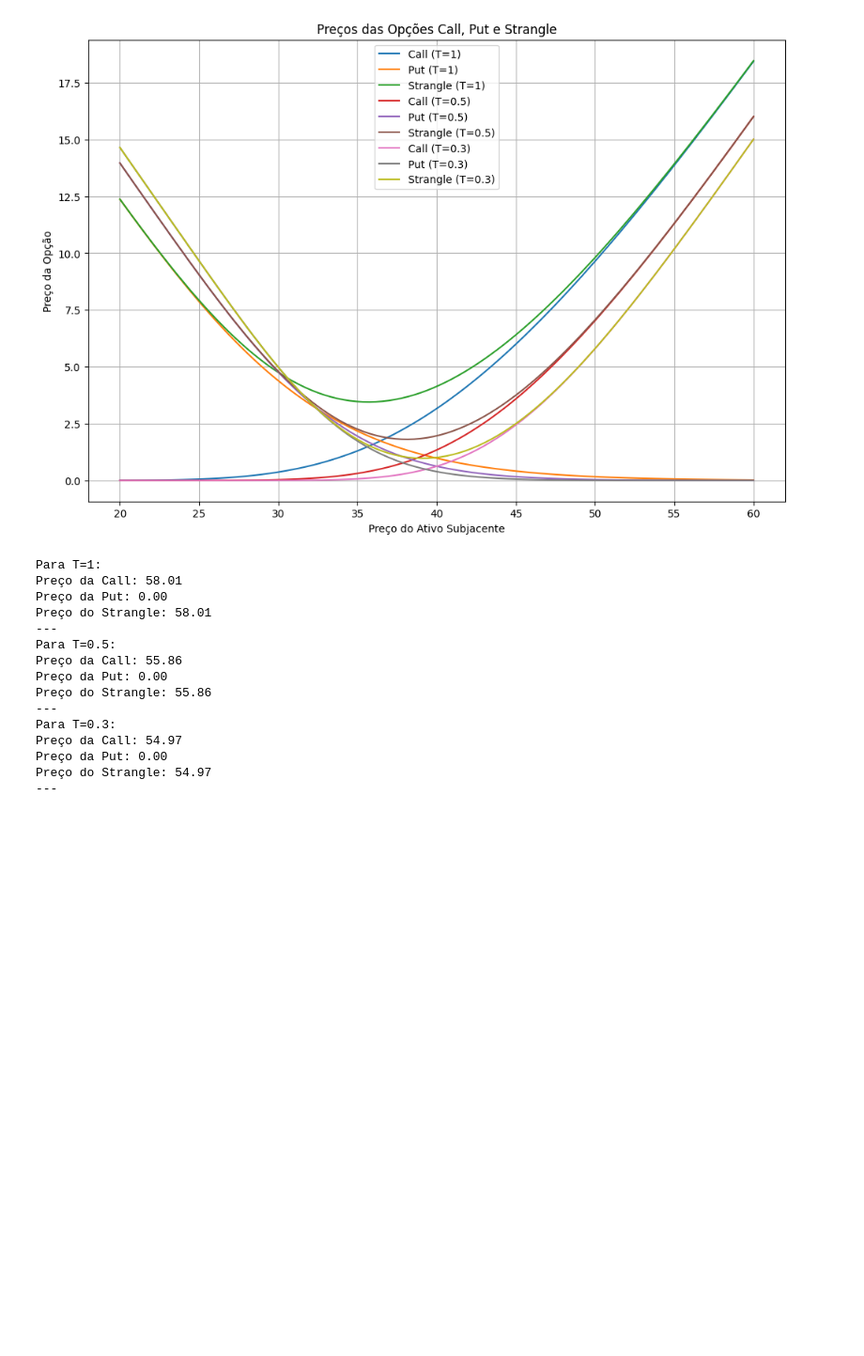
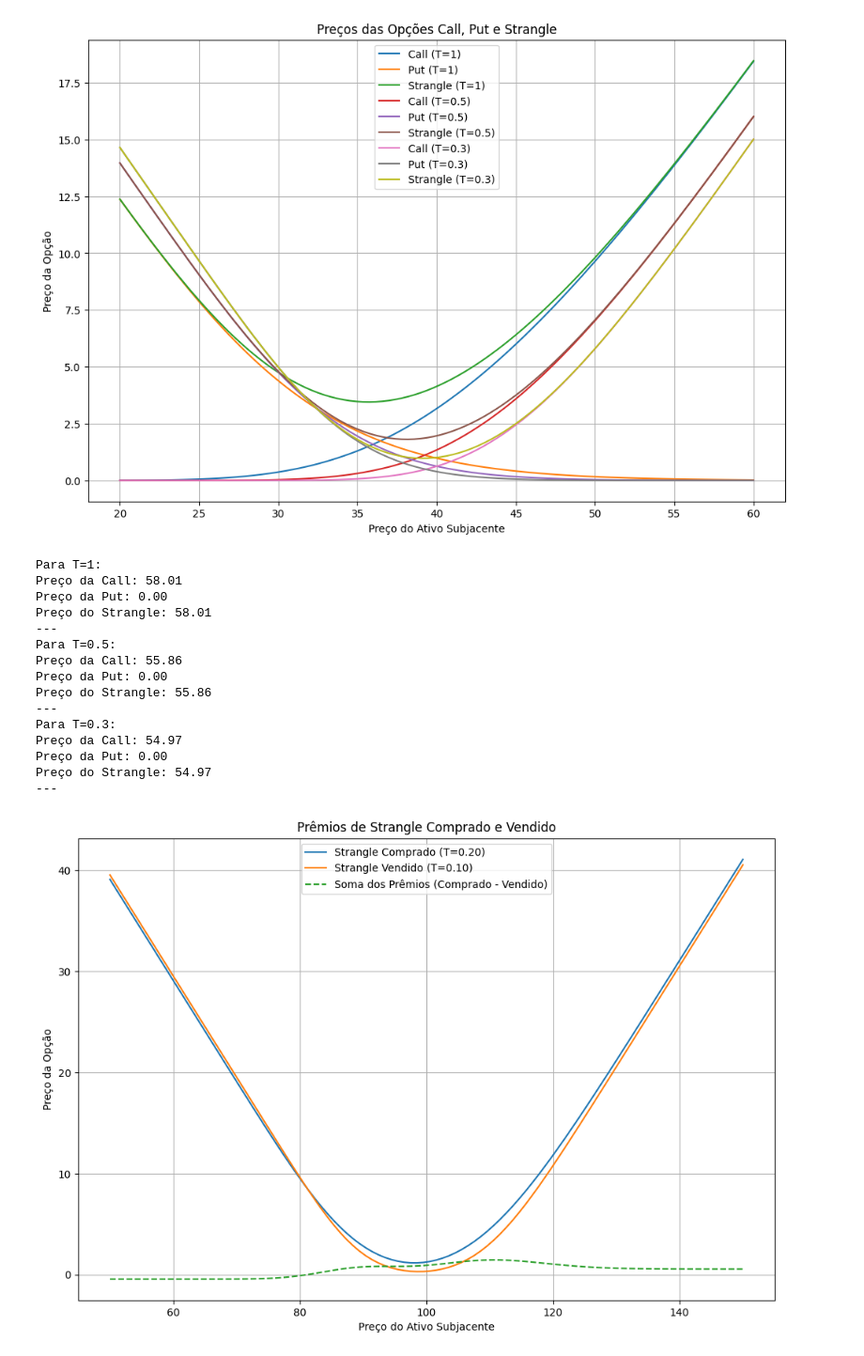
Before and after one commit to Felipe-Pinto/python_para_investimentos, a Jupyter notebook: Estudo Strangle.ipynb, the cells around one changed output. Shown at 94% size. Saved outputs shown, nothing was run; the diff lists cells and outputs as text; code cells hidden in the pictures; blank space fills up the shorter version.

```diff
--- a/Estudo Strangle.ipynb
+++ b/Estudo Strangle.ipynb
@@ -424,3 +424,57 @@ Preço da Call: 54.97
 Preço da Put: 0.00
 Preço do Strangle: 54.97
 ---
+# %%
+import numpy as np
+import matplotlib.pyplot as plt
+from scipy.stats import norm
+
+# Funções Black-Scholes para calcular o preço de opções call e put
+def black_scholes_call(S, K, T, r, sigma):
+    d1 = (np.log(S / K) + (r + 0.5 * sigma**2) * T) / (sigma * np.sqrt(T))
+    d2 = d1 - sigma * np.sqrt(T)
+    call_price = S * norm.cdf(d1) - K * np.exp(-r * T) * norm.cdf(d2)
+    return call_price
+
+def black_scholes_put(S, K, T, r, sigma):
+    d1 = (np.log(S / K) + (r + 0.5 * sigma**2) * T) / (sigma * np.sqrt(T))
+    d2 = d1 - sigma * np.sqrt(T)
+    put_price = K * np.exp(-r * T) * norm.cdf(-d2) - S * norm.cdf(-d1)
+    return put_price
+
+# Parâmetros
+S = np.linspace(50, 150, 100)  # Preços do ativo subjacente
+K_call = 110  # Preço de exercício para a call
+K_put = 90  # Preço de exercício para a put
+r = 0.05  # Taxa de juros livre de risco
+sigma = 0.2  # Volatilidade
+T_bought = 0.20  # Tempo até o vencimento do strangle comprado
+T_sold = 0.10  # Tempo até o vencimento do strangle vendido
+
+# Calcula os preços das opções e do strangle comprado
+call_bought_prices = [black_scholes_call(price, K_call, T_bought, r, sigma) for price in S]
+put_bought_prices = [black_scholes_put(price, K_put, T_bought, r, sigma) for price in S]
+strangle_bought_prices = [c + p for c, p in zip(call_bought_prices, put_bought_prices)]
+
+# Calcula os preços das opções e do strangle vendido
+call_sold_prices = [black_scholes_call(price, K_call, T_sold, r, sigma) for price in S]
+put_sold_prices = [black_scholes_put(price, K_put, T_sold, r, sigma) for price in S]
+strangle_sold_prices = [c + p for c, p in zip(call_sold_prices, put_sold_prices)]
+
+# Soma dos prêmios do strangle comprado e vendido
+total_strangle_prices = [b - s for b, s in zip(strangle_bought_prices, strangle_sold_prices)]
+
+# Plota os gráficos
+plt.figure(figsize=(12, 8))
+plt.plot(S, strangle_bought_prices, label='Strangle Comprado (T=0.20)')
+plt.plot(S, strangle_sold_prices, label='Strangle Vendido (T=0.10)')
+plt.plot(S, total_strangle_prices, label='Soma dos Prêmios (Comprado - Vendido)', linestyle='--')
+
+plt.xlabel('Preço do Ativo Subjacente')
+plt.ylabel('Preço da Opção')
+plt.title('Prêmios de Strangle Comprado e Vendido')
+plt.legend()
+plt.grid(True)
+plt.show()
+# %% [output]
+[figure, added]
```
